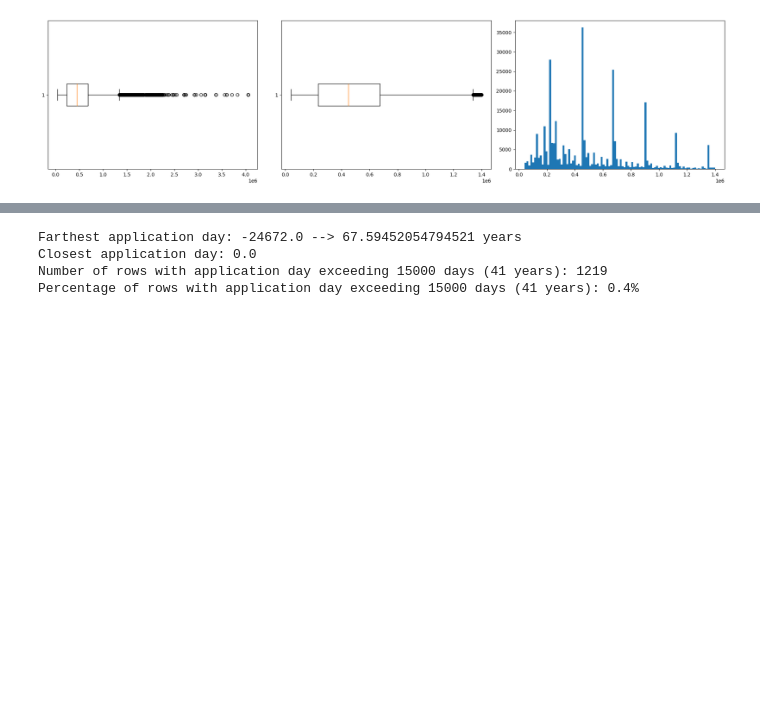
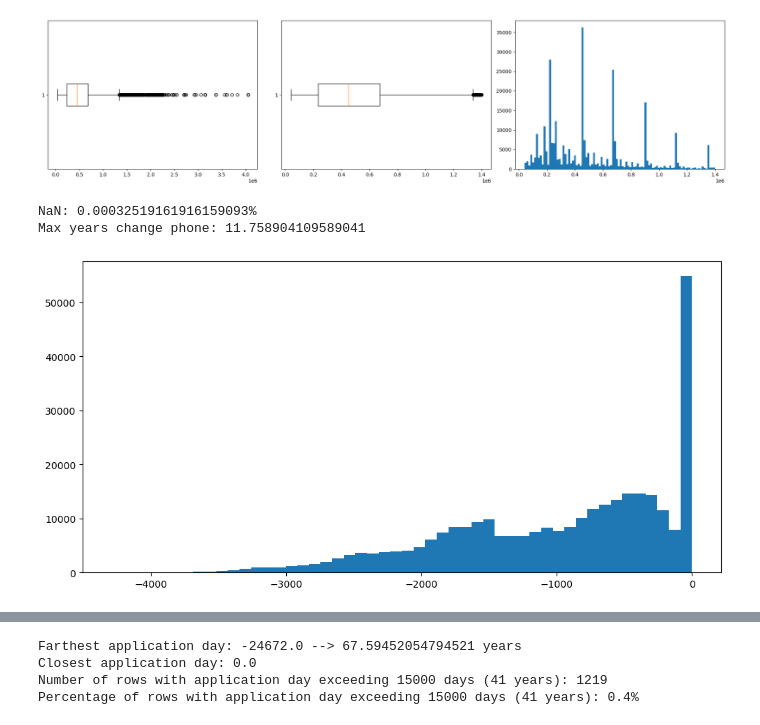
Before and after one commit to PhamMaiLinh-2403/Home_Credit_Default_Risk, a Jupyter notebook: EDA.ipynb, the cells around one changed output, grey strips where cells are left out. Saved outputs shown, nothing was run; the diff lists cells and outputs as text; code cells hidden in the pictures; blank space fills up the shorter version.

```diff
--- a/EDA.ipynb
+++ b/EDA.ipynb
@@ -548,3 +548,22 @@ Min goods price value: 40500.0
 Max goods price value: 4050000.0
 Percentage of chosen rows: 97.46578171187372
 [figure]
+# %%
+# Check DAYS_LAST_PHONE_CHANGE
+application_train['DAYS_LAST_PHONE_CHANGE'].describe()
+application_train[application_train['DAYS_LAST_PHONE_CHANGE'] == 0].shape[0]
+print(f'NaN: {application_train['DAYS_LAST_PHONE_CHANGE'].isna().sum() / application_train.shape[0] * 100}%')
+# print(application_train['DAYS_LAST_PHONE_CHANGE'].value_counts().sort_index())
+print(f'Max years change phone: {-application_train['DAYS_LAST_PHONE_CHANGE'].min() / 365}')
+
+plt.figure(figsize=(10,5))
+plt.hist(application_train['DAYS_LAST_PHONE_CHANGE'], bins=50)
+plt.tight_layout()
+plt.show()
+
+pd.set_option('display.max_columns', None)
+application_train[application_train['DAYS_LAST_PHONE_CHANGE'] == application_train['DAYS_LAST_PHONE_CHANGE'].min()]
+# %% [output]
+NaN: 0.00032519161916159093%
+Max years change phone: 11.758904109589041
+[figure, added]
```
Also changed, not shown: parts of 3 cells of this notebook.
